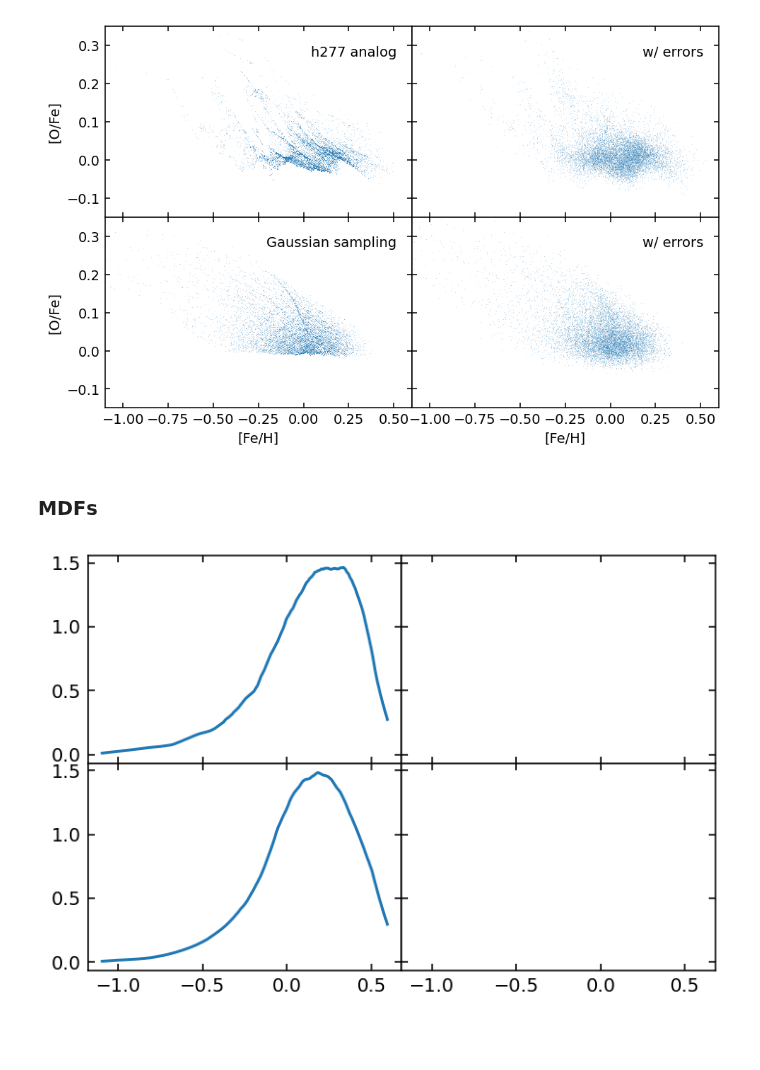
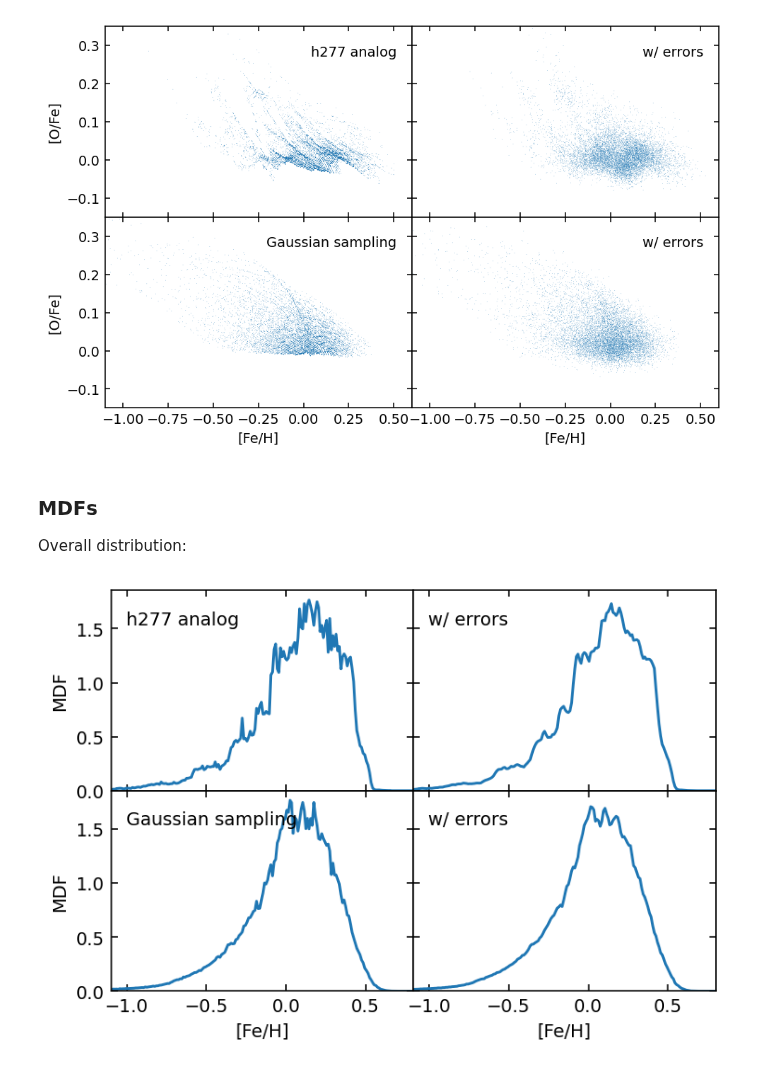
Before and after one commit to lodubay/galactic-dtd, a Jupyter notebook: notebooks/gaussian_migration_results.ipynb, the cells around one changed output. Saved outputs shown, nothing was run; the diff lists cells and outputs as text; code cells hidden in the pictures; blank space fills up the shorter version.

```diff
--- a/notebooks/gaussian_migration_results.ipynb
+++ b/notebooks/gaussian_migration_results.ipynb
@@ -45,8 +47,7 @@ fig, axs = plt.subplots(2, 5, figsize=(15, 6), sharex=True, sharey=True)
 plt.subplots_adjust(wspace=0., hspace=0.)
 
 for m, row in enumerate(axs):
-    stars = data_list[m]
-    stars['dr'] = stars['galr_final'] - stars['galr_origin']
+    stars = data_list[m].stars
     row[0].text(0.9, 0.9, labels[m], ha='right', transform=row[0].transAxes)
     for i, ax in enumerate(row):
         rform_lim = tuple(rform_bins[i:i+2])
@@ -61,7 +62,8 @@ for m, row in enumerate(axs):
                            (stars['age']         >= age_lim[0]) &
                            (stars['age']         <  age_lim[1])]
             # limit to bins with a meaningful number of stars
-            if subset.shape[0] > 100:
+            no_dups = subset.drop_duplicates('zfinal')
+            if no_dups.shape[0] > 100:
                 hist, _ = np.histogram(subset['galr_final'], rfinal_bins,
                                        density=True)
                 # apply boxcar smoothing with a width of 0.5 kpc
@@ -102,7 +104,7 @@ fig, axs = plt.subplots(2, 5, figsize=(15, 6), sharex=True, sharey=True)
 plt.subplots_adjust(wspace=0., hspace=0.)
 
 for m, row in enumerate(axs):
-    stars = data_list[m]
+    stars = data_list[m].stars
     row[2].text(0.5, 0.9, labels[m], ha='center', transform=row[2].transAxes)
     for i, ax in enumerate(row):
         rform_lim = tuple(rform_bins[i:i+2])
@@ -182,13 +180,12 @@ fig, axs = plt.subplots(2, 2, sharex=True, sharey=True, figsize=(8, 5))
 plt.subplots_adjust(hspace=0., wspace=0.)
 
 for i, stars in enumerate(data_list):
-    subset = filter_multioutput_stars(stars, galr_lim=(3, 20)).copy()
-    plot_vice_sample(axs[i,0], subset, '[fe/h]', '[o/fe]', zcol='')
+    subset = stars.region(galr_lim=(3, 20))
+    plot_vice_sample(axs[i,0], subset.stars, '[fe/h]', '[o/fe]', zcol='')
     axs[i,0].text(0.95, 0.9, labels[i], transform=axs[i,0].transAxes, ha='right', va='top')
     # add errors
-    subset['feh_noisy'] = np.array(model_uncertainty(subset['[fe/h]'], median_feh_err))
-    subset['ofe_noisy'] = model_uncertainty(subset['[o/fe]'], median_ofe_err)
-    plot_vice_sample(axs[i,1], subset, 'feh_noisy', 'ofe_noisy', zcol='')
+    subset.model_uncertainty(apogee_data, inplace=True)
+    plot_vice_sample(axs[i,1], subset.stars, '[fe/h]', '[o/fe]', zcol='')
     axs[i,1].text(0.95, 0.9, 'w/ errors', transform=axs[i,1].transAxes, ha='right', va='top')
 
 axs[0,0].set_xlim((-1.5, 1.))
@@ -210,13 +207,12 @@ fig, axs = plt.subplots(2, 2, sharex=True, sharey=True, figsize=(8, 5))
 plt.subplots_adjust(hspace=0., wspace=0.)
 
 for i, stars in enumerate(data_list):
-    subset = filter_multioutput_stars(stars, galr_lim=(7, 9), absz_lim=(0, 0.5)).copy()
-    plot_vice_sample(axs[i,0], subset, '[fe/h]', '[o/fe]', zcol='')
+    subset = stars.region(galr_lim=(7, 9), absz_lim=(0, 0.5))
+    plot_vice_sample(axs[i,0], subset.stars, '[fe/h]', '[o/fe]', zcol='')
     axs[i,0].text(0.95, 0.9, labels[i], transform=axs[i,0].transAxes, ha='right', va='top')
     # add errors
-    subset['feh_noisy'] = model_uncertainty(subset['[fe/h]'], median_feh_err)
-    subset['ofe_noisy'] = model_uncertainty(subset['[o/fe]'], median_ofe_err)
-    plot_vice_sample(axs[i,1], subset, 'feh_noisy', 'ofe_noisy', zcol='')
+    subset.model_uncertainty(apogee_data, inplace=True)
+    plot_vice_sample(axs[i,1], subset.stars, '[fe/h]', '[o/fe]', zcol='')
     axs[i,1].text(0.95, 0.9, 'w/ errors', transform=axs[i,1].transAxes, ha='right', va='top')
 
 axs[0,0].set_xlim((-1.1, 0.6))
@@ -230,15 +226,33 @@ plt.show()
 [figure]
 # %% [markdown]
 ### MDFs
+
+Overall distribution:
 # %%
 from feh_distribution import vice_mdf
 # %%
 fig, axs = plt.subplots(2, 2, sharex=True, sharey=True, figsize=(6, 4))
 plt.subplots_adjust(hspace=0., wspace=0.)
+xlim = (-1.1, 0.8)
 
 for i, stars in enumerate(data_list):
-    mdf, bin_edges = vice_mdf(stars, '[fe/h]', xlim=(-1.1, 0.6), bin_width=0.01)
+    stars = stars.region((3, 20))
+    mdf, bin_edges = vice_mdf(stars.stars, '[fe/h]', xlim=xlim, bin_width=0.01, smoothing=False)
     bin_centers = (bin_edges[:-1] + bin_edges[1:]) / 2
     axs[i,0].plot(bin_centers, mdf)
+    axs[i,0].text(0.05, 0.9, labels[i], transform=axs[i,0].transAxes, ha='left', va='top')
+    noisy_stars = stars.model_uncertainty(apogee_data)
+    noisy_mdf, bin_edges = vice_mdf(noisy_stars.stars, '[fe/h]', xlim=xlim, bin_width=0.01, smoothing=False)
+    bin_centers = (bin_edges[:-1] + bin_edges[1:]) / 2
+    axs[i,1].plot(bin_centers, noisy_mdf)
+    axs[i,1].text(0.05, 0.9, 'w/ errors', transform=axs[i,1].transAxes, ha='left', va='top')
+
+axs[0,0].set_xlim(xlim)
+axs[0,0].set_ylim((0, None))
+for ax in axs[-1]:
+    ax.set_xlabel('[Fe/H]')
+for ax in axs[:,0]:
+    ax.set_ylabel('MDF')
+plt.show()
 # %% [output]
-[figure, old version]
+[figure, new version]
```
Also changed, not shown: parts of 14 cells of this notebook.
